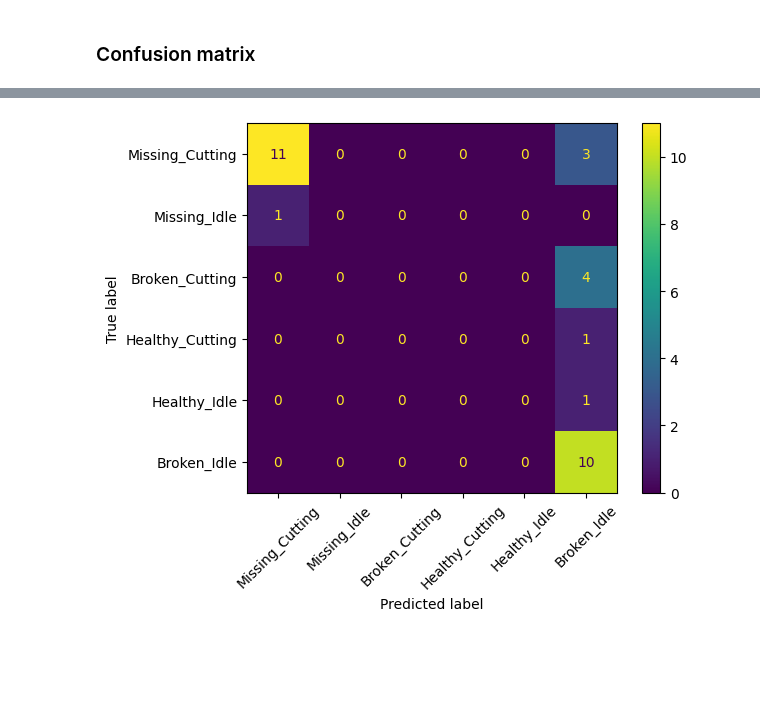
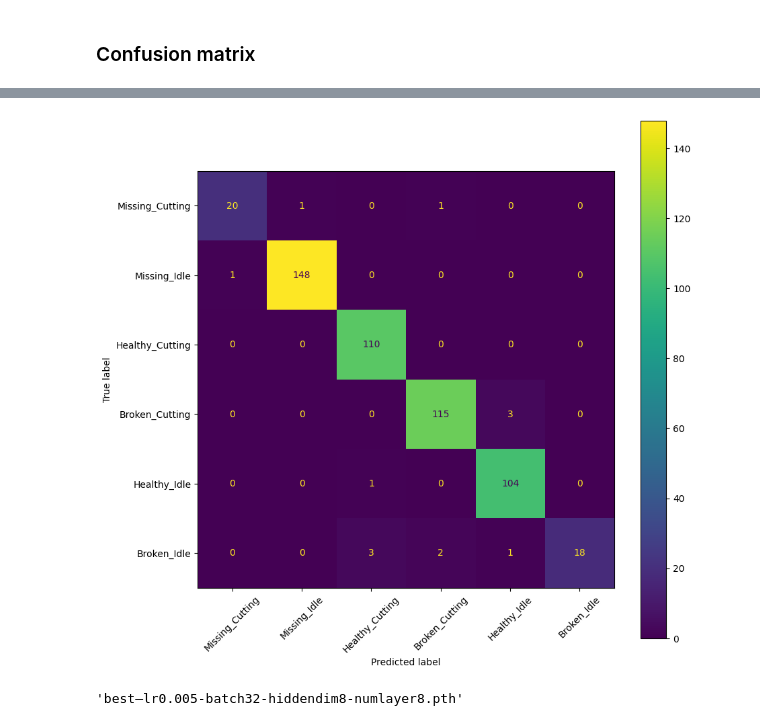
Before and after one commit to AJDERS/greentech, a Jupyter notebook: src/notebooks/initial-analysis.ipynb, the cells around one changed output, grey strips where cells are left out. Cells and saved outputs as stored; diff of their text form; code cells hidden in the pictures; blank space fills up the shorter version.

Commit message:
feat: remove lstm model. Change splitting of time series to kfold. Make convolution model

```diff
--- a/src/notebooks/initial-analysis.ipynb
+++ b/src/notebooks/initial-analysis.ipynb
@@ -132,23 +155,25 @@ df.head()
 # %% [markdown]
 ## Split data in train and test
 # %%
-def split_grouped_data(df: pd.DataFrame, n_splits: int = 2, time_series_splitter: TimeSeriesSplit = TimeSeriesSplit()) -> list:
+from typing import Union
+
+def split_grouped_data(df: pd.DataFrame, time_series_splitter: Union[TimeSeriesSplit, KFold]) -> list:
     # Drop columns that are not needed
-    df = df.drop(columns=["millis", "filepath", "filename"])
+    df = df.drop(columns=["millis", "filepath", "filename", "group"])
 
     # Split into train and test
     train_splits, test_splits = time_series_splitter.split(df)
     return train_splits, test_splits
 
-def split_data(df: pd.DataFrame, n_splits: int = 2, groupby_cols=["filename"]) -> list:
+def split_data(df: pd.DataFrame, n_splits: int = 2, groupby_cols=["group"]) -> list:
     # Split into train and test for each group
     train_splits, train_labels, test_splits, test_labels = [], [], [], []
-    tss = TimeSeriesSplit(n_splits=n_splits)
+    tss = KFold(n_splits=n_splits)
 
     # Split data into groups and then split into test and train
     for name, group in tqdm(df.groupby(groupby_cols)):
         # Split into train and test
-        train_split, test_split = split_grouped_data(df=group, n_splits=n_splits, time_series_splitter=tss)
+        test_split, train_split = split_grouped_data(df=group, time_series_splitter=tss)
 
         # Get train and test data
         train_data = group.iloc[train_split[0], :]
@@ -161,4 +186,4 @@ def split_data(df: pd.DataFrame, n_splits: int = 2, groupby_cols=["filename"]) -
         test_labels.append(test_data["label"])
     return train_splits, test_splits, train_labels, test_labels
 # %%
-train_splits, test_splits, train_labels, test_labels = split_data(df, n_splits=2, groupby_cols=["filename"])
+train_splits, test_splits, train_labels, test_labels = split_data(df, n_splits=2, groupby_cols=["group"])
@@ -195,6 +210,8 @@ import warnings
 with warnings.catch_warnings():
     warnings.simplefilter("ignore")
 
+batch_size = 32
+
 def create_datasets_from_splits(splits, labels):
     iterable_datasets = []
     for split in splits:
@@ -203,7 +220,7 @@ def create_datasets_from_splits(splits, labels):
         iterable_datasets.append(dataset)
 
     # create dataloader from iterable_datasets
-    return torch.utils.data.DataLoader(iterable_datasets, batch_size=1, shuffle=False)
+    return torch.utils.data.DataLoader(iterable_datasets, batch_size=batch_size, shuffle=False)
 # %%
 train_dataloader = create_datasets_from_splits(train_splits, train_labels)
 test_dataloader = create_datasets_from_splits(test_splits, test_labels)
@@ -362,10 +433,10 @@ ax[1].set_ylabel('Accuracy');
 ### Confusion matrix
 # %%
 test_results = []
-model.load_state_dict(torch.load('best.pth'))
+model.load_state_dict(torch.load(f'models/best–model{model_name}-lr{lr}-batch{batch_size}.pth'))
 model.eval()
 for input_ in test_dataloader:
     input_ = input_.to(device)
-    out = model(*input_)
-    output = F.log_softmax(out).argmax(dim=0)
-    test_results.append(int(output.detach().cpu().numpy()))
+    out = model(input_)
+    output = F.log_softmax(out, dim=1).argmax(dim=1)
+    test_results.extend(output.detach().cpu().numpy())
@@ -385,15 +460,20 @@ list(label_to_id.keys())
 # %%
 from sklearn import metrics
 from sklearn.metrics import confusion_matrix
 
 y_pred = [id_to_label[x] for x in test_results]
 y_true = [train_labels[i].iloc[0] for i in range(len(train_labels))]
 
 cm = confusion_matrix(y_true, y_pred, labels=list(label_to_id.keys()))
 cm_display = metrics.ConfusionMatrixDisplay(confusion_matrix = cm, display_labels = list(label_to_id.keys()))
 
-cm_display.plot()
+fig, ax = plt.subplots(figsize=(10,10))
+cm_display.plot(ax=ax)
 plt.xticks(rotation = 45)
-plt.show()
+plt.savefig(f'plots/confusion-matrix-model{model_name}-lr{lr}-batch{batch_size}.pth.png')
 # %% [output]
-[figure, old version]
+[figure, new version]
+# %%
+f'best–lr{lr}-batch{batch_size}-hiddendim{hidden_dim}-numlayer{num_layers}.pth'
+# %% [output]
+'best–lr0.005-batch32-hiddendim8-numlayer8.pth'
```
Also changed, not shown: parts of 26 cells of this notebook.
